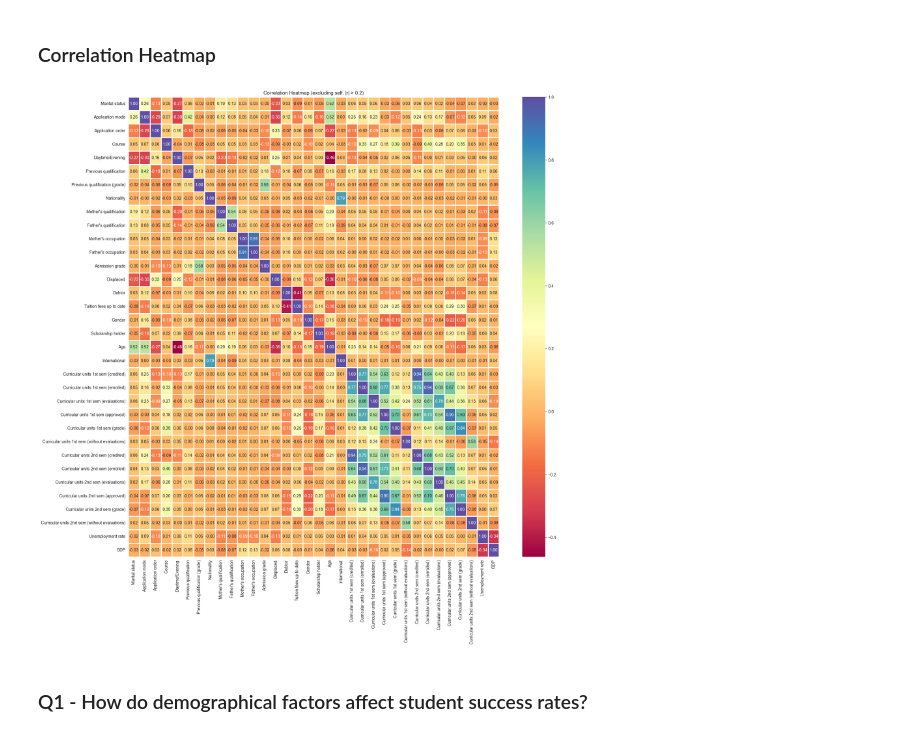
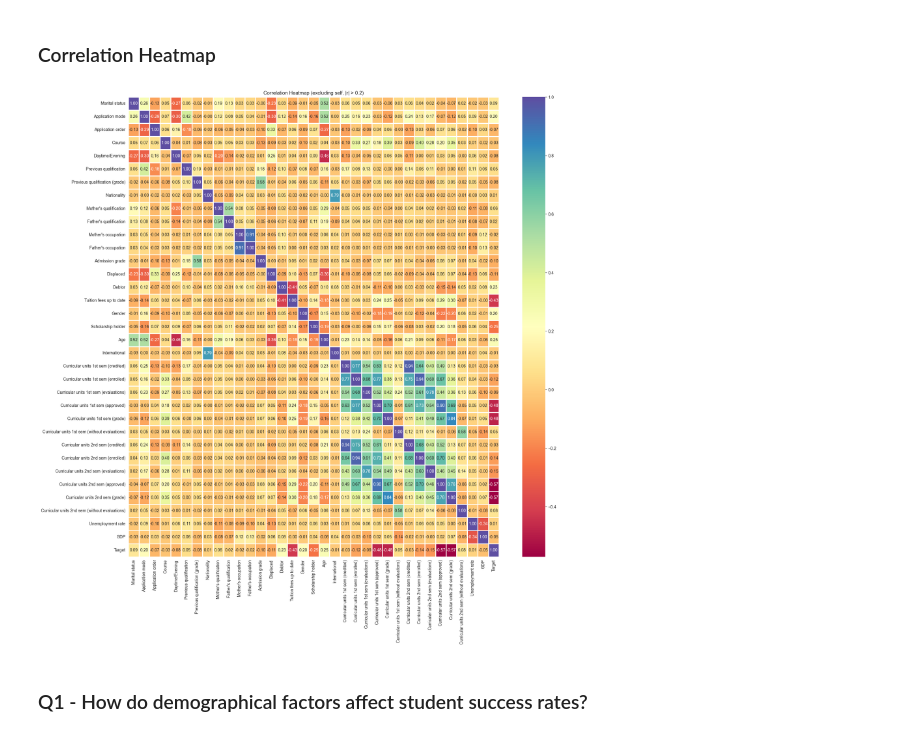
Before and after one commit to evaktar/AIandML, a Jupyter notebook: assessment.ipynb, the cells around one changed output. Saved outputs shown, nothing was run; the diff lists cells and outputs as text; code cells hidden in the pictures.

```diff
--- a/assessment.ipynb
+++ b/assessment.ipynb
@@ -155,6 +161,7 @@ appl_mode_mapping = {
 
 # Nationality
 nationality_mapping = {
+    0: "Other", # Class made during feature aggregation
     1: "Portuguese",
     2: "German",
     6: "Spanish",
@@ -176,6 +183,27 @@ nationality_mapping = {
     105: "Russian",
     108: "Cuban",
     109: "Colombian"
+}
+
+# Course
+course_mapping = {
+    33: "Biofuel Production Technologies",
+    171: "Animation and Multimedia Design",
+    8014: "Social Service (Evening)",
+    9003: "Agronomy",
+    9070: "Communication Design",
+    9085: "Veterinary Nursing",
+    9119: "Informatics Engineering",
+    9130: "Equinculture",
+    9147: "Management",
+    9238: "Social Service",
+    9254: "Tourism",
+    9500: "Nursing",
+    9556: "Oral Hygiene",
+    9670: "Advertising and Marketing Management",
+    9773: "Journalism and Communication",
+    9853: "Basic Education",
+    9991: "Management (Evening)"
 }
 
 # Previous/ Mother's/ Father's Qualification
@@ -280,6 +308,7 @@ feature_mappings = {
     "Marital status": marital_mapping,
     "Application mode": appl_mode_mapping,
     "Nationality": nationality_mapping,
+    "Course": course_mapping,
     "Previous qualification": prev_qual_mapping,
     "Mother's qualification": prev_qual_mapping,
     "Father's qualification": prev_qual_mapping,
@@ -587,28 +650,29 @@ def treemap_plot(df, col_name, mapping=feature_mappings):
 # %%
 '''
 Objective: Identify features with highest correlation to target variable
 '''
 # Binary encoding for correlation calculations
 df_encoded = df_eda.copy()
-df_encoded['Target'] = np.where(df_temp['Target'].isin(['Engaged', 'Dropout']), 1, 0)
+df_encoded
+df_encoded['Target'] = np.where(df_encoded['Target'].isin(['Engaged', 'Dropout']), 1, 0)
 
 # Compute correlation matrix
 corr = df_encoded.corr()
 
 # Threshold to exclude features too weak
 threshold = 0.2
 
 # Keep features with stronger correlations than theshold
 mask = corr.apply(lambda col: col.drop(labels=[col.name]).abs().max() > threshold, axis=0)
 filtered_corr = corr.loc[mask, mask]
 
 # Plot heatmap
 plt.figure(figsize=(20, 20))
 sns.heatmap(filtered_corr, annot=True, fmt='.2f', cmap='Spectral', linewidths=1)
 plt.title(f'Correlation Heatmap (excluding self, |r| > {threshold})')
 plt.show()
 # %% [output]
-[figure, old version]
+[figure, new version]
 # %% [markdown]
 ### Q1 - How do demographical factors affect student success rates?
 # %% [markdown]
```
Also changed, not shown: parts of 40 cells of this notebook.
